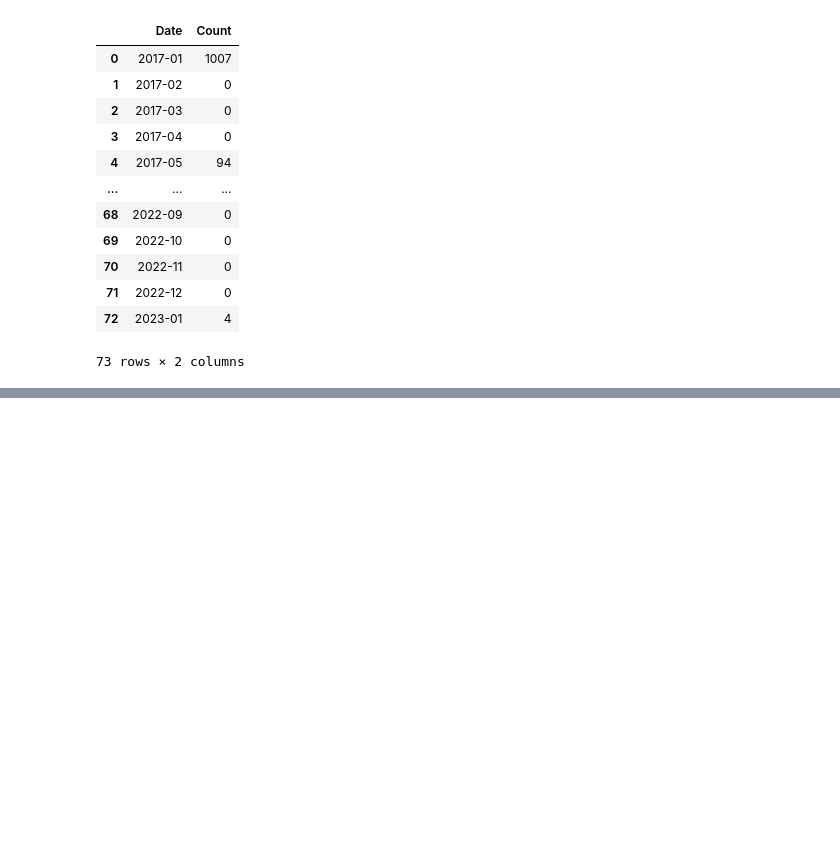
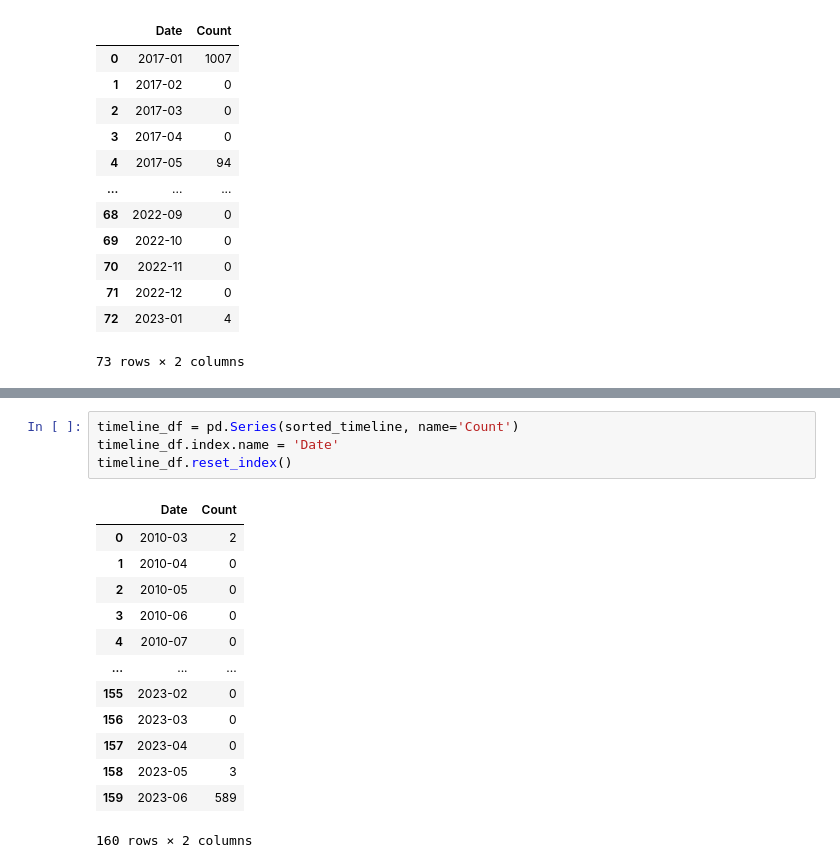
Before and after one commit to Isabel-S/filipina-fighters, a Jupyter notebook: scripts/bar_timeline.ipynb, the cells around one changed output, grey strips where cells are left out. Saved outputs shown, nothing was run; the diff lists cells and outputs as text; blank space fills up the shorter version.

```diff
--- a/scripts/bar_timeline.ipynb
+++ b/scripts/bar_timeline.ipynb
@@ -104,0 +191,18 @@ fig.write_html("../html/bar_timeline.html")
+# %%
+timeline_df = pd.Series(sorted_timeline, name='Count')
+timeline_df.index.name = 'Date'
+timeline_df.reset_index()
+# %% [output]
+|  | Date | Count |
+| 0 | 2010-03 | 2 |
+| 1 | 2010-04 | 0 |
+| 2 | 2010-05 | 0 |
+| 3 | 2010-06 | 0 |
+| 4 | 2010-07 | 0 |
+| ... | ... | ... |
+| 155 | 2023-02 | 0 |
+| 156 | 2023-03 | 0 |
+| 157 | 2023-04 | 0 |
+| 158 | 2023-05 | 3 |
+| 159 | 2023-06 | 589 |
+160 rows × 2 columns
```
Also changed, not shown: parts of 5 cells of this notebook, 16 other files.
